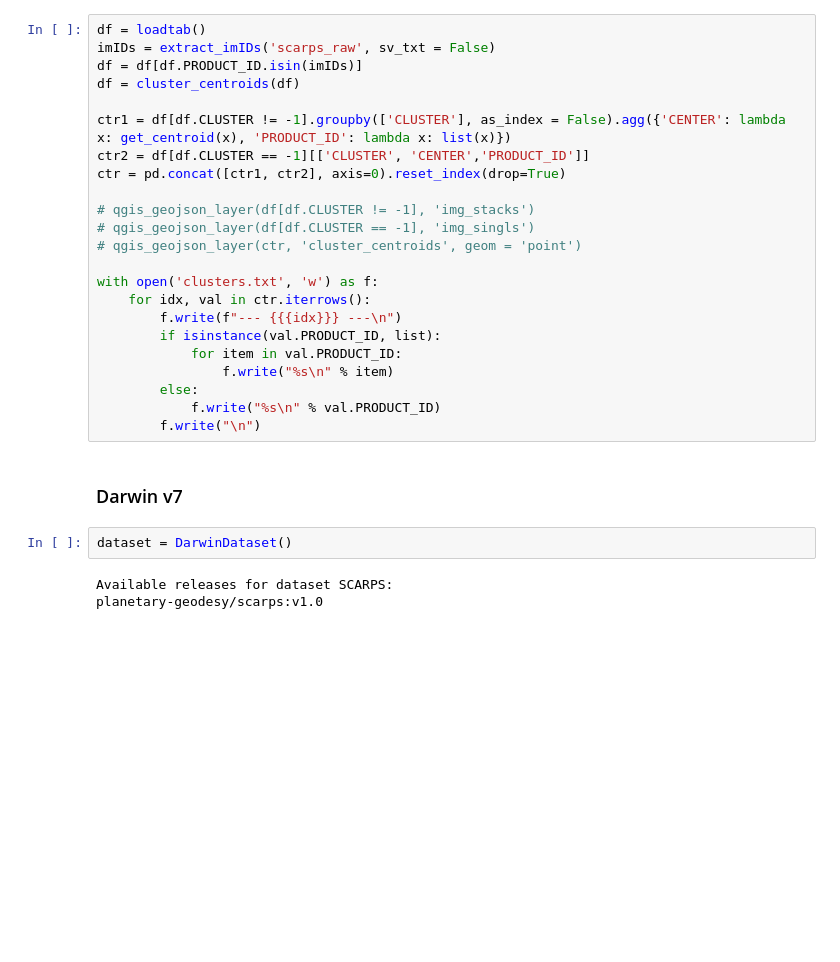
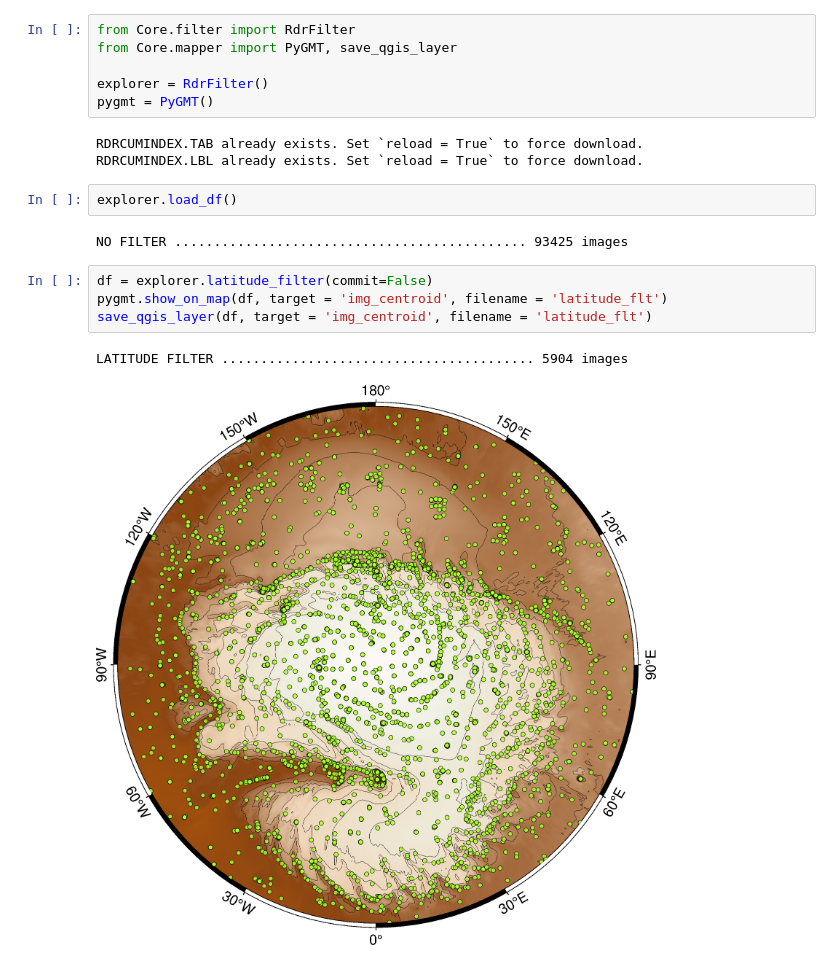
Before and after one commit to ZipZaap/DataExplorer, a Jupyter notebook: main.ipynb, the cells around one changed output. Drawn from its saved outputs; the diff is of its cells as text; blank space fills up the shorter version.

```diff
--- a/main.ipynb
+++ b/main.ipynb
@@ -15,30 +1,20 @@ df = season_filter(df)
-# %%
-df = loadtab()
-imIDs = extract_imIDs('scarps_raw', sv_txt = False)
-df = df[df.PRODUCT_ID.isin(imIDs)]
-df = cluster_centroids(df)
-
-ctr1 = df[df.CLUSTER != -1].groupby(['CLUSTER'], as_index = False).agg({'CENTER': lambda x: get_centroid(x), 'PRODUCT_ID': lambda x: list(x)})
-ctr2 = df[df.CLUSTER == -1][['CLUSTER', 'CENTER','PRODUCT_ID']]
-ctr = pd.concat([ctr1, ctr2], axis=0).reset_index(drop=True)
-
-# qgis_geojson_layer(df[df.CLUSTER != -1], 'img_stacks')
-# qgis_geojson_layer(df[df.CLUSTER == -1], 'img_singls')
-# qgis_geojson_layer(ctr, 'cluster_centroids', geom = 'point')
-
-with open('clusters.txt', 'w') as f:
-    for idx, val in ctr.iterrows():
-        f.write(f"--- {{{idx}}} ---\n")
-        if isinstance(val.PRODUCT_ID, list):
-            for item in val.PRODUCT_ID:
-                f.write("%s\n" % item)
-        else:
-            f.write("%s\n" % val.PRODUCT_ID)
-        f.write("\n")
-# %% [markdown]
-### Darwin v7
-# %%
-dataset = DarwinDataset()
-# %% [output]
-Available releases for dataset SCARPS:
-planetary-geodesy/scarps:v1.0
+# %%
+from Core.filter import RdrFilter
+from Core.mapper import PyGMT, save_qgis_layer
+
+explorer = RdrFilter()
+pygmt = PyGMT()
+# %% [output]
+RDRCUMINDEX.TAB already exists. Set `reload = True` to force download.
+RDRCUMINDEX.LBL already exists. Set `reload = True` to force download.
+# %%
+explorer.load_df()
+# %% [output]
+NO FILTER ............................................. 93425 images
+# %%
+df = explorer.latitude_filter(commit=False)
+pygmt.show_on_map(df, target = 'img_centroid', filename = 'latitude_flt')
+save_qgis_layer(df, target = 'img_centroid', filename = 'latitude_flt')
+# %% [output]
+LATITUDE FILTER ........................................ 5904 images
+[figure, added]
```
Also changed, not shown: parts of 13 cells of this notebook, 16 other files.
